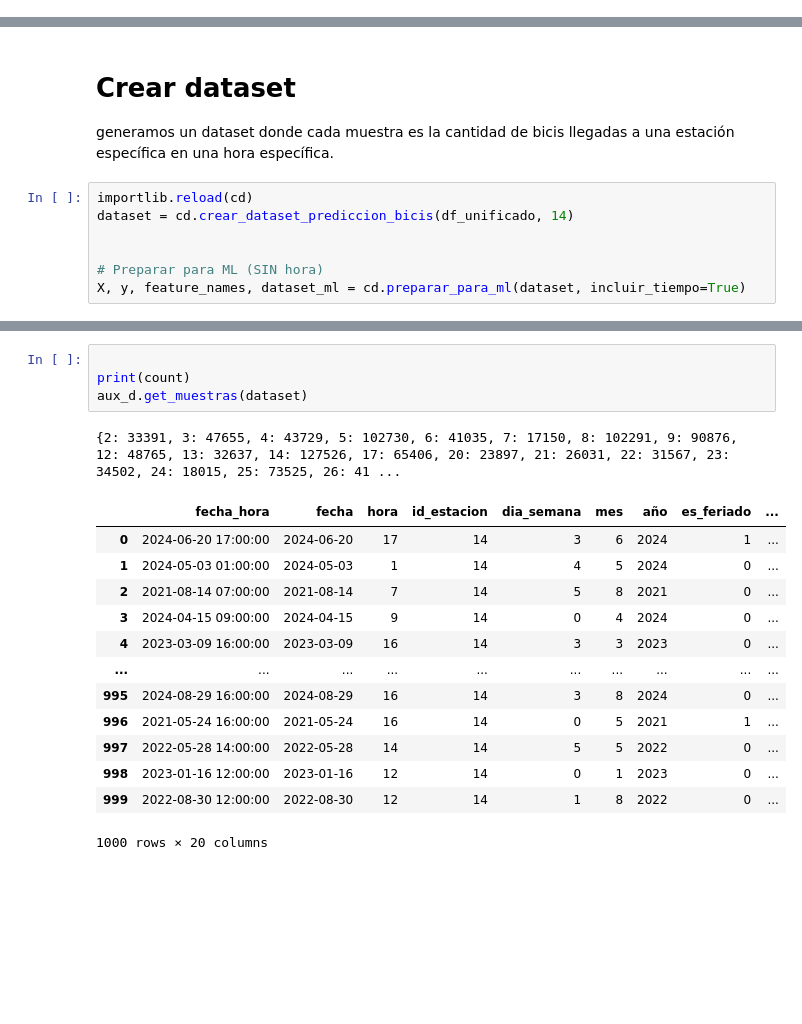
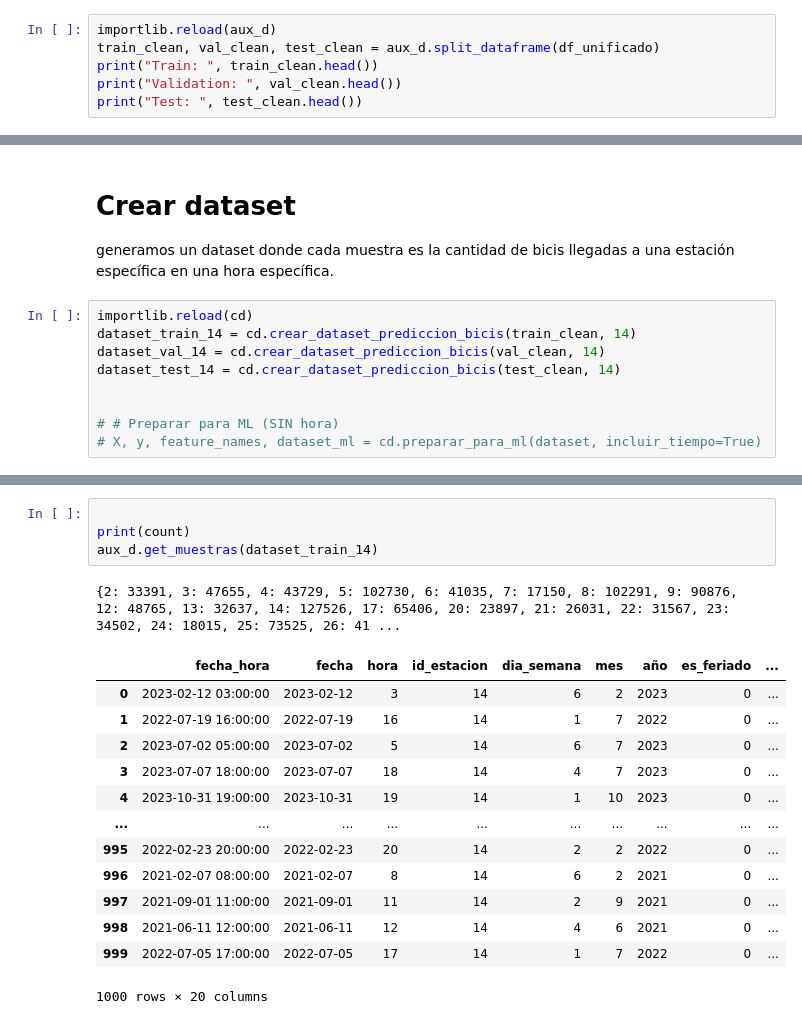
Before and after one commit to castaisa/BA_BICIS_MyC, a Jupyter notebook: src_data/Data_preprocessing.ipynb, the cells around one changed output, grey strips where cells are left out. Saved outputs shown, nothing was run; the diff lists cells and outputs as text; blank space fills up the shorter version.

Commit message:
14 en train test y val

```diff
--- a/src_data/Data_preprocessing.ipynb
+++ b/src_data/Data_preprocessing.ipynb
@@ -124,0 +130,6 @@ aux_d.plot_histogram(stations, arrivals, 'Llegadas a estaciones', 'Estaciones',
+# %%
+importlib.reload(aux_d)
+train_clean, val_clean, test_clean = aux_d.split_dataframe(df_unificado)
+print("Train: ", train_clean.head())
+print("Validation: ", val_clean.head())
+print("Test: ", test_clean.head())
@@ -127,8 +156,10 @@ aux_d.plot_histogram(stations, arrivals, 'Llegadas a estaciones', 'Estaciones',
 generamos un dataset donde cada muestra es la cantidad de bicis llegadas a una estación específica en una hora específica.
 # %%
 importlib.reload(cd)
-dataset = cd.crear_dataset_prediccion_bicis(df_unificado, 14)
+dataset_train_14 = cd.crear_dataset_prediccion_bicis(train_clean, 14)
+dataset_val_14 = cd.crear_dataset_prediccion_bicis(val_clean, 14)
+dataset_test_14 = cd.crear_dataset_prediccion_bicis(test_clean, 14)
 
 
-# Preparar para ML (SIN hora)
-X, y, feature_names, dataset_ml = cd.preparar_para_ml(dataset, incluir_tiempo=True)
+# # Preparar para ML (SIN hora)
+# X, y, feature_names, dataset_ml = cd.preparar_para_ml(dataset, incluir_tiempo=True)
@@ -137,19 +170,19 @@ dataset.to_csv(os.path.join(BASE_DIR, '..', 'data', 'processed', 'dataset_14.csv
 # %%
 
 print(count)
-aux_d.get_muestras(dataset)
+aux_d.get_muestras(dataset_train_14)
 # %% [output]
 {2: 33391, 3: 47655, 4: 43729, 5: 102730, 6: 41035, 7: 17150, 8: 102291, 9: 90876, 12: 48765, 13: 32637, 14: 127526, 17: 65406, 20: 23897, 21: 26031, 22: 31567, 23: 34502, 24: 18015, 25: 73525, 26: 41 ...
 |  | fecha_hora | fecha | hora | id_estacion | dia_semana | mes | año | es_feriado | ... |
-| 0 | 2024-06-20 17:00:00 | 2024-06-20 | 17 | 14 | 3 | 6 | 2024 | 1 | ... |
-| 1 | 2024-05-03 01:00:00 | 2024-05-03 | 1 | 14 | 4 | 5 | 2024 | 0 | ... |
-| 2 | 2021-08-14 07:00:00 | 2021-08-14 | 7 | 14 | 5 | 8 | 2021 | 0 | ... |
-| 3 | 2024-04-15 09:00:00 | 2024-04-15 | 9 | 14 | 0 | 4 | 2024 | 0 | ... |
-| 4 | 2023-03-09 16:00:00 | 2023-03-09 | 16 | 14 | 3 | 3 | 2023 | 0 | ... |
+| 0 | 2023-02-12 03:00:00 | 2023-02-12 | 3 | 14 | 6 | 2 | 2023 | 0 | ... |
+| 1 | 2022-07-19 16:00:00 | 2022-07-19 | 16 | 14 | 1 | 7 | 2022 | 0 | ... |
+| 2 | 2023-07-02 05:00:00 | 2023-07-02 | 5 | 14 | 6 | 7 | 2023 | 0 | ... |
+| 3 | 2023-07-07 18:00:00 | 2023-07-07 | 18 | 14 | 4 | 7 | 2023 | 0 | ... |
+| 4 | 2023-10-31 19:00:00 | 2023-10-31 | 19 | 14 | 1 | 10 | 2023 | 0 | ... |
 | ... | ... | ... | ... | ... | ... | ... | ... | ... | ... |
-| 995 | 2024-08-29 16:00:00 | 2024-08-29 | 16 | 14 | 3 | 8 | 2024 | 0 | ... |
-| 996 | 2021-05-24 16:00:00 | 2021-05-24 | 16 | 14 | 0 | 5 | 2021 | 1 | ... |
-| 997 | 2022-05-28 14:00:00 | 2022-05-28 | 14 | 14 | 5 | 5 | 2022 | 0 | ... |
-| 998 | 2023-01-16 12:00:00 | 2023-01-16 | 12 | 14 | 0 | 1 | 2023 | 0 | ... |
-| 999 | 2022-08-30 12:00:00 | 2022-08-30 | 12 | 14 | 1 | 8 | 2022 | 0 | ... |
+| 995 | 2022-02-23 20:00:00 | 2022-02-23 | 20 | 14 | 2 | 2 | 2022 | 0 | ... |
+| 996 | 2021-02-07 08:00:00 | 2021-02-07 | 8 | 14 | 6 | 2 | 2021 | 0 | ... |
+| 997 | 2021-09-01 11:00:00 | 2021-09-01 | 11 | 14 | 2 | 9 | 2021 | 0 | ... |
+| 998 | 2021-06-11 12:00:00 | 2021-06-11 | 12 | 14 | 4 | 6 | 2021 | 0 | ... |
+| 999 | 2022-07-05 17:00:00 | 2022-07-05 | 17 | 14 | 1 | 7 | 2022 | 0 | ... |
 1000 rows × 20 columns
```
Also changed, not shown: parts of 5 cells of this notebook, 4 other files.
